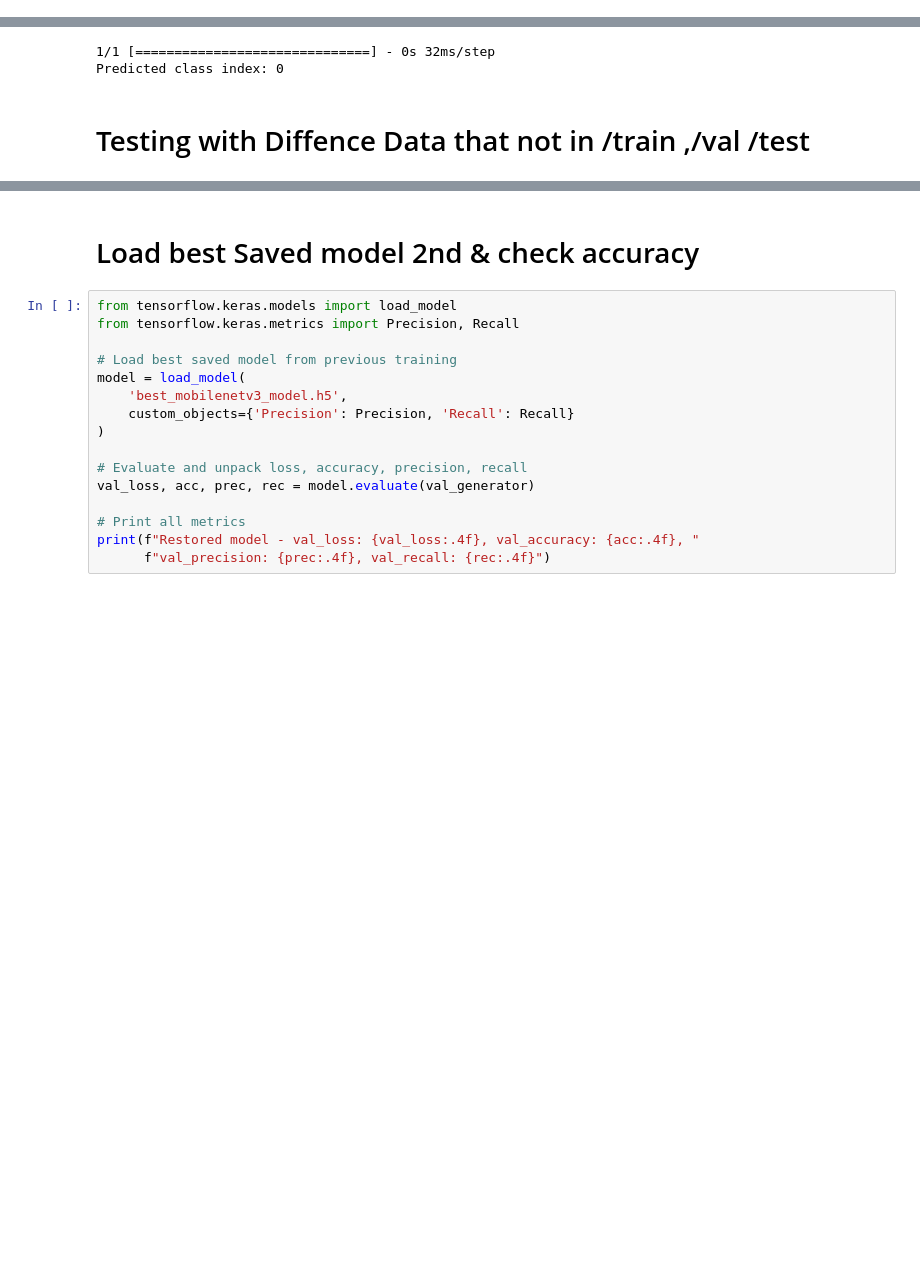
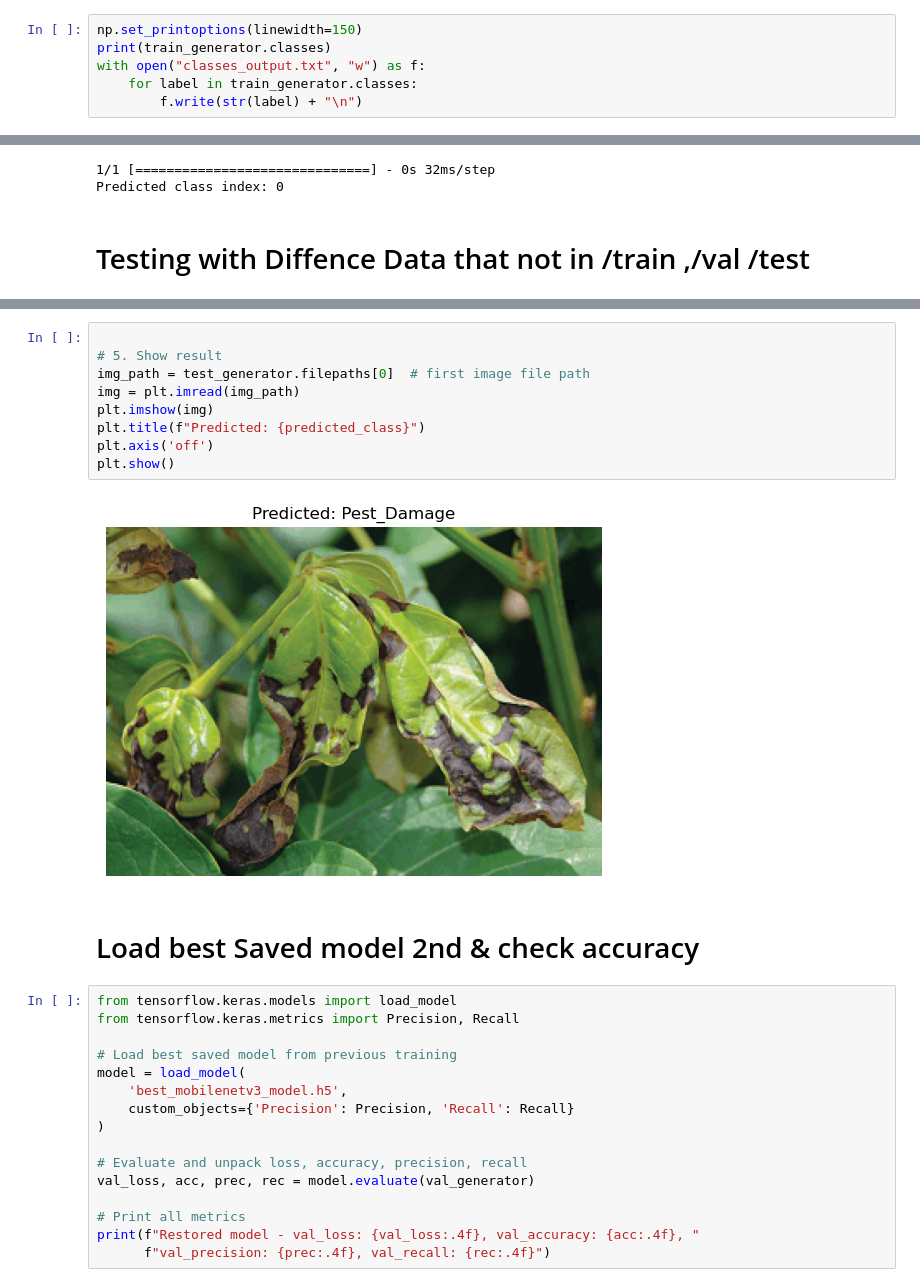
Before and after one commit to ToonNich/GrowQuest-Tower, a Jupyter notebook: Processing/MobileNetV3_Large.ipynb, the cells around one changed output, grey strips where cells are left out. Saved outputs shown, nothing was run; the diff lists cells and outputs as text; blank space fills up the shorter version.

```diff
--- a/Processing/MobileNetV3_Large.ipynb
+++ b/Processing/MobileNetV3_Large.ipynb
@@ -63,3 +64,9 @@ test_generator = val_test_datagen.flow_from_directory(
 Found 4199 images belonging to 3 classes.
 Found 900 images belonging to 3 classes.
 Found 900 images belonging to 3 classes.
+# %%
+np.set_printoptions(linewidth=150)
+print(train_generator.classes)
+with open("classes_output.txt", "w") as f:
+    for label in train_generator.classes:
+        f.write(str(label) + "\n")
@@ -367,3 +377,14 @@ Found 6 images belonging to 1 classes.
+# %%
+
+# 5. Show result
+img_path = test_generator.filepaths[0]  # first image file path
+img = plt.imread(img_path)
+plt.imshow(img)
+plt.title(f"Predicted: {predicted_class}")
+plt.axis('off')
+plt.show()
+# %% [output]
+[figure, added]
 # %% [markdown]
 # Load best Saved model 2nd & check accuracy
 # %%
```
Also changed, not shown: parts of 7 cells of this notebook, 2 other files.
